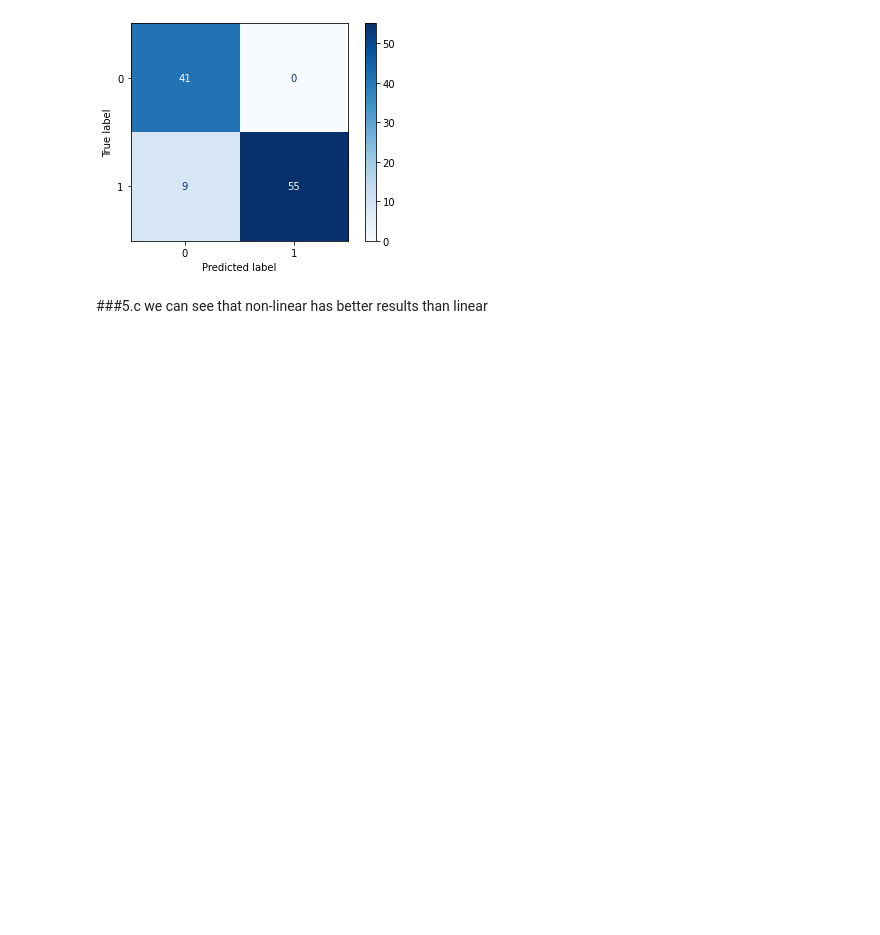
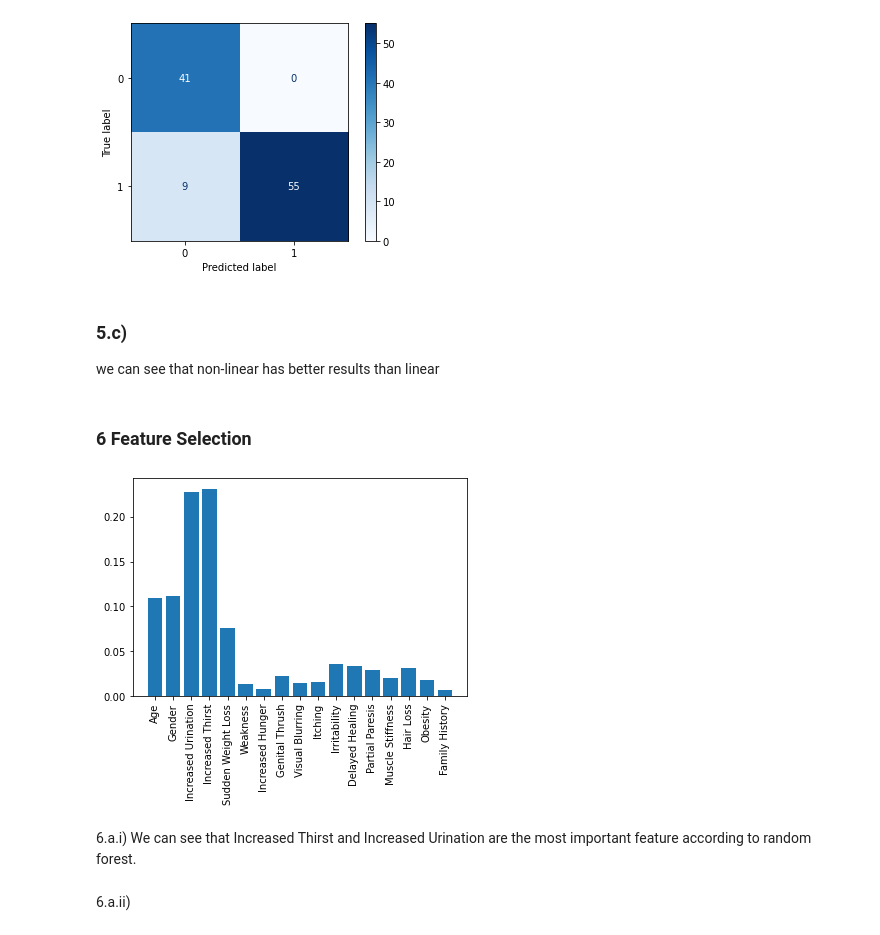
Before and after one commit to mlh-master/hw2_mlh-guy-dor, a Jupyter notebook: HW2.ipynb, the cells around one changed output. Cells and saved outputs as stored; diff of their text form; code cells hidden in the pictures; blank space fills up the shorter version.

```diff
--- a/HW2.ipynb
+++ b/HW2.ipynb
@@ -524,5 +524,22 @@ AUROC: 0.99
 [Parallel(n_jobs=1)]: Done  60 out of  60 | elapsed:    1.7s finished
 [figure]
 # %% [markdown]
-###5.c
+### 5.c)
 we can see that non-linear has better results than linear
+# %% [markdown]
+### 6 Feature Selection
+# %%
+from sklearn.ensemble import RandomForestClassifier
+random_forest = RandomForestClassifier(n_estimators=10, max_depth=None, random_state=0, criterion='gini', max_features='auto')
+rfc = random_forest.fit(X_train, y_train)
+features_importance = rfc.feature_importances_
+
+plt.bar(Features, features_importance)
+plt.xticks(rotation=90)
+plt.show()
+# %% [output]
+[figure, added]
+# %% [markdown]
+6.a.i) We can see that Increased Thirst and Increased Urination are the most important feature according to random forest.
+# %% [markdown]
+6.a.ii)
```
